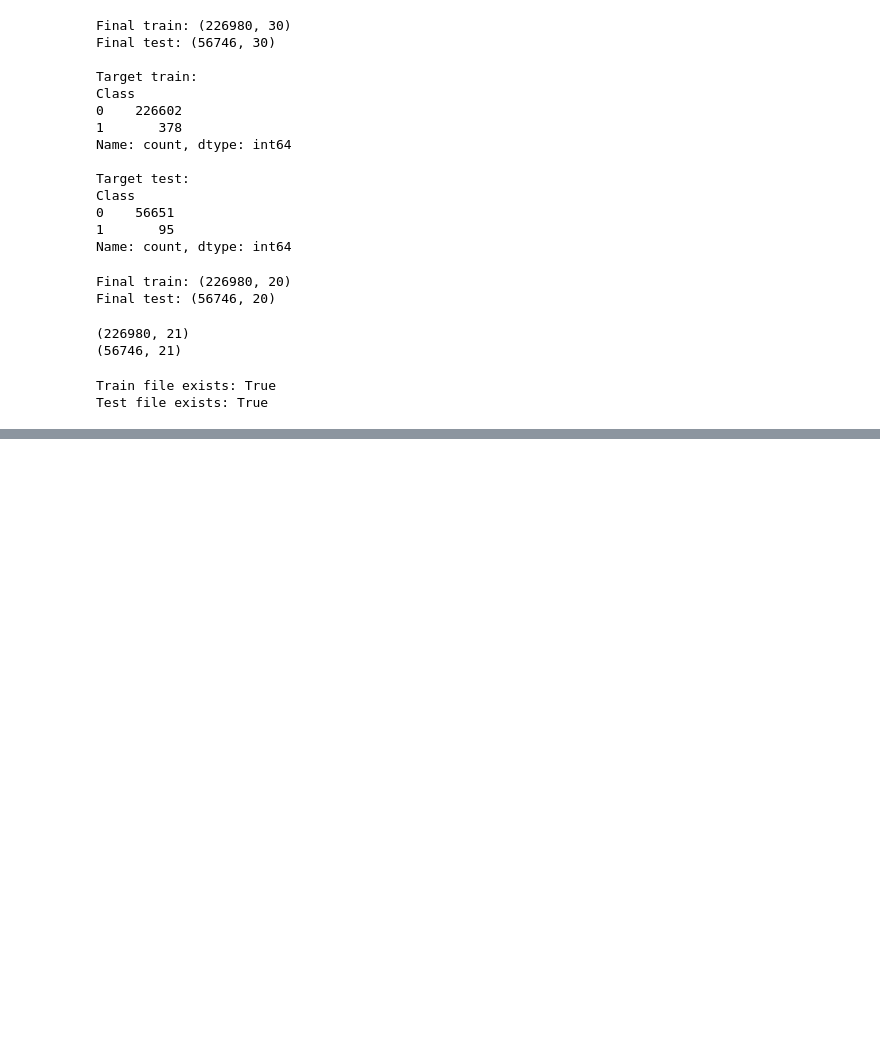
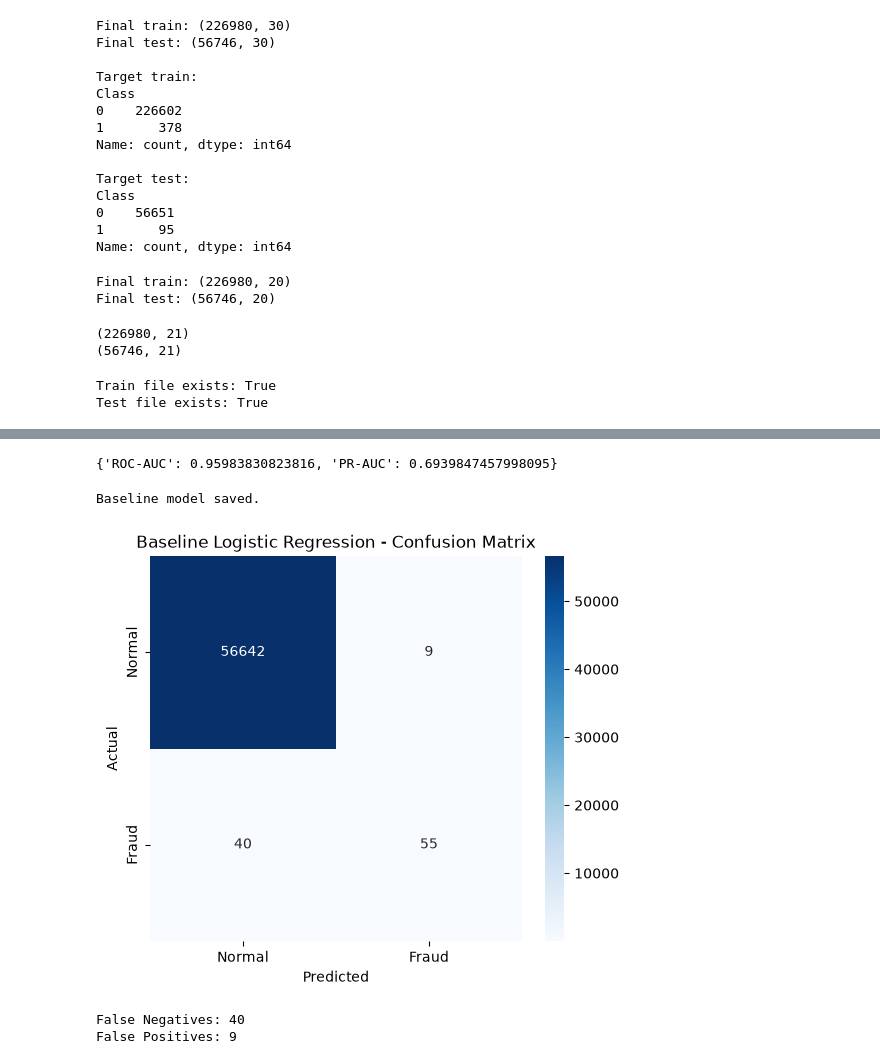
Before and after one commit to sayani-code/fraud-detection-ml, a Jupyter notebook: notebooks/03_modeling.ipynb, the cells around one changed output, grey strips where cells are left out. Cells and saved outputs as stored; diff of their text form; code cells hidden in the pictures; blank space fills up the shorter version.

Commit message:
feat: establish logistic regression baseline

```diff
--- a/notebooks/03_modeling.ipynb
+++ b/notebooks/03_modeling.ipynb
@@ -217,3 +217,11 @@ print("Test file exists:", os.path.exists("../data/processed/test_final.csv"))
 # %% [output]
 Train file exists: True
 Test file exists: True
+# %%
+import pandas as pd
+
+train_df = pd.read_csv("../data/processed/train_final.csv")
+test_df = pd.read_csv("../data/processed/test_final.csv")
+
+print("Train:", train_df.shape)
+print("Test:", test_df.shape)
@@ -219,0 +247,11 @@ Test file exists: True
+# %%
+from sklearn.linear_model import LogisticRegression
+
+baseline_model = LogisticRegression(
+    max_iter=1000,
+    random_state=42
+)
+
+baseline_model.fit(X_train, y_train)
+
+print("Baseline model trained.")
@@ -219,0 +260,6 @@ Test file exists: True
+# %%
+y_pred = baseline_model.predict(X_test)
+y_prob = baseline_model.predict_proba(X_test)[:, 1]
+
+print("Predictions:", y_pred.shape)
+print("Probabilities:", y_prob.shape)
@@ -219,0 +302,45 @@ Test file exists: True
+# %%
+baseline_metrics = {
+    "ROC-AUC": roc_auc_score(y_test, y_prob),
+    "PR-AUC": average_precision_score(y_test, y_prob)
+}
+
+print(baseline_metrics)
+# %% [output]
+{'ROC-AUC': 0.95983830823816, 'PR-AUC': 0.6939847457998095}
+# %%
+import joblib
+
+joblib.dump(baseline_model, "../models/baseline_logistic_regression.pkl")
+
+print("Baseline model saved.")
+# %% [output]
+Baseline model saved.
+# %%
+import matplotlib.pyplot as plt
+import seaborn as sns
+
+cm = confusion_matrix(y_test, y_pred)
+
+plt.figure(figsize=(6, 5))
+sns.heatmap(
+    cm,
+    annot=True,
+    fmt="d",
+    cmap="Blues",
+    xticklabels=["Normal", "Fraud"],
+    yticklabels=["Normal", "Fraud"]
+)
+
+plt.xlabel("Predicted")
+plt.ylabel("Actual")
+plt.title("Baseline Logistic Regression - Confusion Matrix")
+plt.show()
+# %% [output]
+[figure, added]
+# %%
+print("False Negatives:", cm[1, 0])
+print("False Positives:", cm[0, 1])
+# %% [output]
+False Negatives: 40
+False Positives: 9
```
Also changed, not shown: parts of 5 cells of this notebook.
